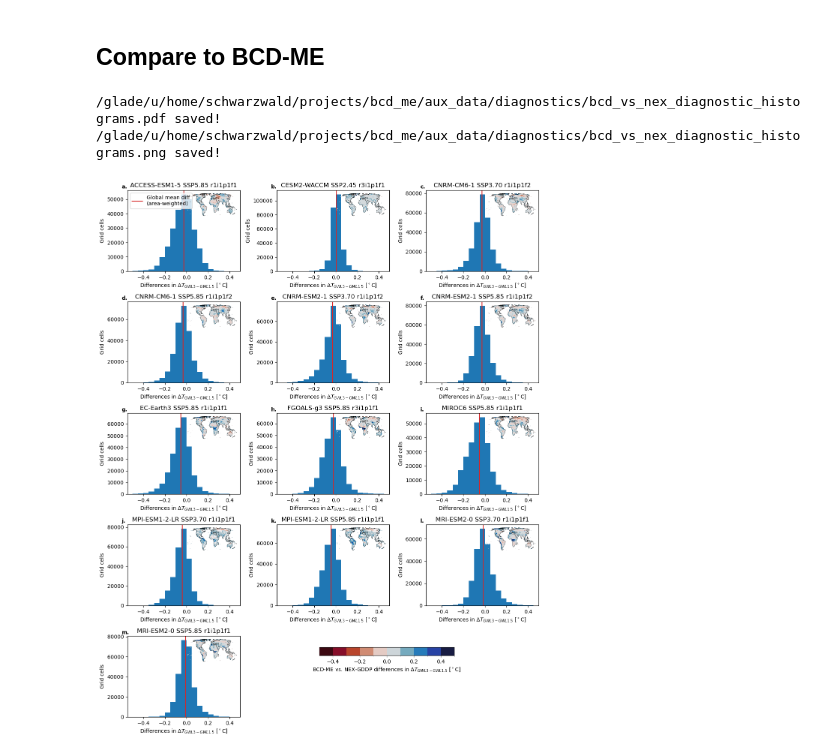
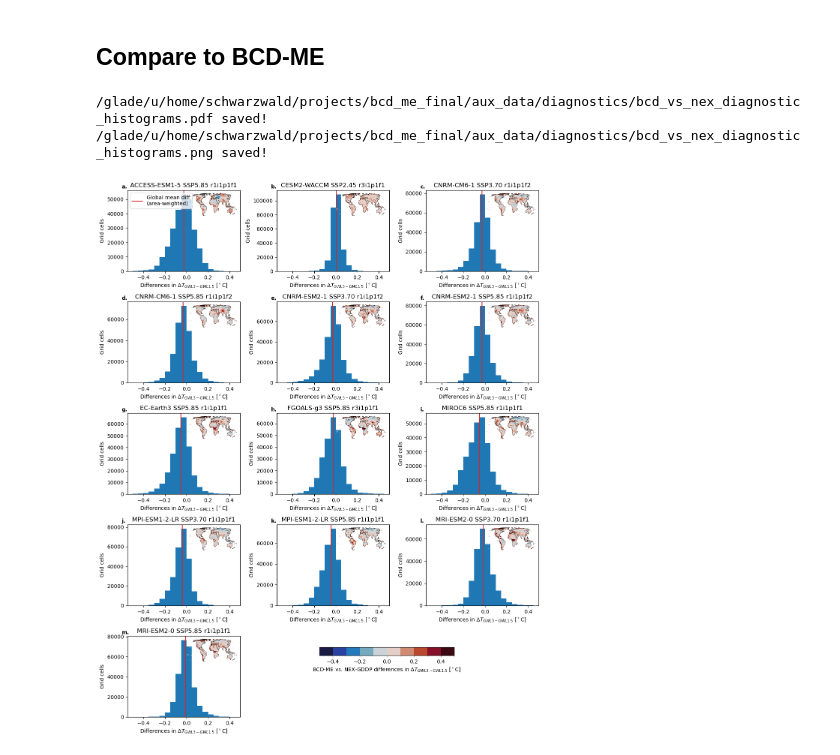
Before and after one commit to ks905383/bcd_me, a Jupyter notebook: code/diag_vs_nexgddp.ipynb, the cells around one changed output. Cells and saved outputs as stored; diff of their text form; code cells hidden in the pictures.

```diff
--- a/code/diag_vs_nexgddp.ipynb
+++ b/code/diag_vs_nexgddp.ipynb
@@ -156,7 +174,7 @@ nex_fns = np.sort(glob.glob(f'{dest_dir}{params_var['var']}_{params_var['freq']}
 nex_fns = {mod:[fn for fn in nex_fns if mod in fn] for mod in
            np.unique([re.split(r'\_',re.split(r'\/',fn)[-1])[2] for fn in nex_fns])}
 # %%
-output_fn = f'{dir_list['aux']}validation/means_bcd_nex.zarr'
+output_fn = f'{dir_list['aux_bigmem']}validation/means_bcd_nex.zarr'
 
 if os.path.exists(output_fn):
     means = xr.open_zarr(output_fn)
@@ -258,7 +276,12 @@ fig, axs = plt.subplots(
 )
 
 cbar_params = {'vmin':-0.5,'vmax':0.5,
-               'cmap':cmocean.cm.balance_r,'levels':11}
+               'cmap':cmocean.cm.balance,'levels':11}
+if 'levels' in cbar_params:
+    levels = mpl.ticker.MaxNLocator(nbins=cbar_params['levels']).tick_values(cbar_params['vmin'],cbar_params['vmax'])
+    norm = mpl.colors.BoundaryNorm(levels, ncolors=cbar_params['cmap'].N, clip=True)
+else:
+    norm = mpl.colors.Normalize(vmin=cbar_params['vmin'],vmax=cbar_params['vmax'])
 
 # Histogram figures
 for plt_idx,ax in enumerate(axs.flat):
@@ -302,39 +325,34 @@ for plt_idx,ax in enumerate(axs.flat):
 
 
         ax_in = fig.add_axes(inset_pos,projection=ccrs.EckertIV())
 
         # Plot
         plot_data.plot.contourf(transform=ccrs.PlateCarree(),**cbar_params,add_colorbar=False,
-                       ax = ax_in)
+                       ax = ax_in, norm=norm)
 
         ax_in.coastlines(lw=0.25)
         ax_in.set_title('')
 
         # Remove map border
         #ax_in.outline_patch.set_visible(False)
         ax_in.axis('off')
         #ax_in.set_frame_on(False)
 
 
 
 # With cbar_params syntax
 
 
 clabel = r'BCD-ME vs. NEX-GDDP differences in $\Delta T_{GWL3 - GWL1.5}$ [$^\circ$C]'
 
 # Vertical colorbar
 cax = fig.add_axes([0.5, 0.15, 0.3, 0.015])
-if 'levels' in cbar_params:
-    levels = mpl.ticker.MaxNLocator(nbins=cbar_params['levels']).tick_values(cbar_params['vmin'],cbar_params['vmax'])
-    norm = mpl.colors.BoundaryNorm(levels, ncolors=cbar_params['cmap'].N, clip=True)
-else:
-    norm = mpl.colors.Normalize(vmin=cbar_params['vmin'],vmax=cbar_params['vmax'])
 sm = plt.cm.ScalarMappable(cmap=cbar_params['cmap'],norm=norm)
 plt.colorbar(sm,cax=cax,label=clabel,orientation='horizontal')
 
 if save_fig:
     utility_print(output_fn)
 # %% [output]
-/glade/u/home/schwarzwald/projects/bcd_me/aux_data/diagnostics/bcd_vs_nex_diagnostic_histograms.pdf saved!
-/glade/u/home/schwarzwald/projects/bcd_me/aux_data/diagnostics/bcd_vs_nex_diagnostic_histograms.png saved!
+/glade/u/home/schwarzwald/projects/bcd_me_final/aux_data/diagnostics/bcd_vs_nex_diagnostic_histograms.pdf saved!
+/glade/u/home/schwarzwald/projects/bcd_me_final/aux_data/diagnostics/bcd_vs_nex_diagnostic_histograms.png saved!
-[figure, old version]
+[figure, new version]
```
Also changed, not shown: parts of 6 cells of this notebook, 2 other files.
